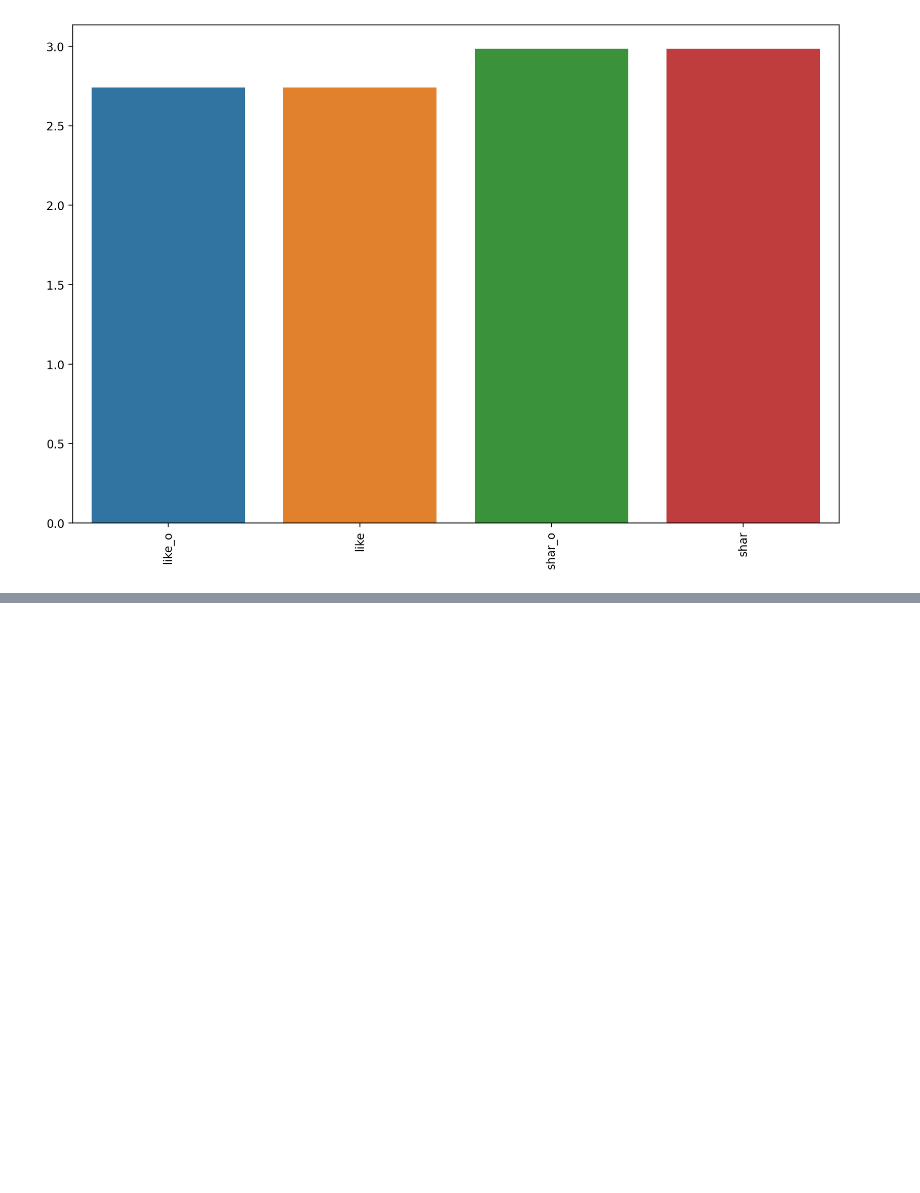
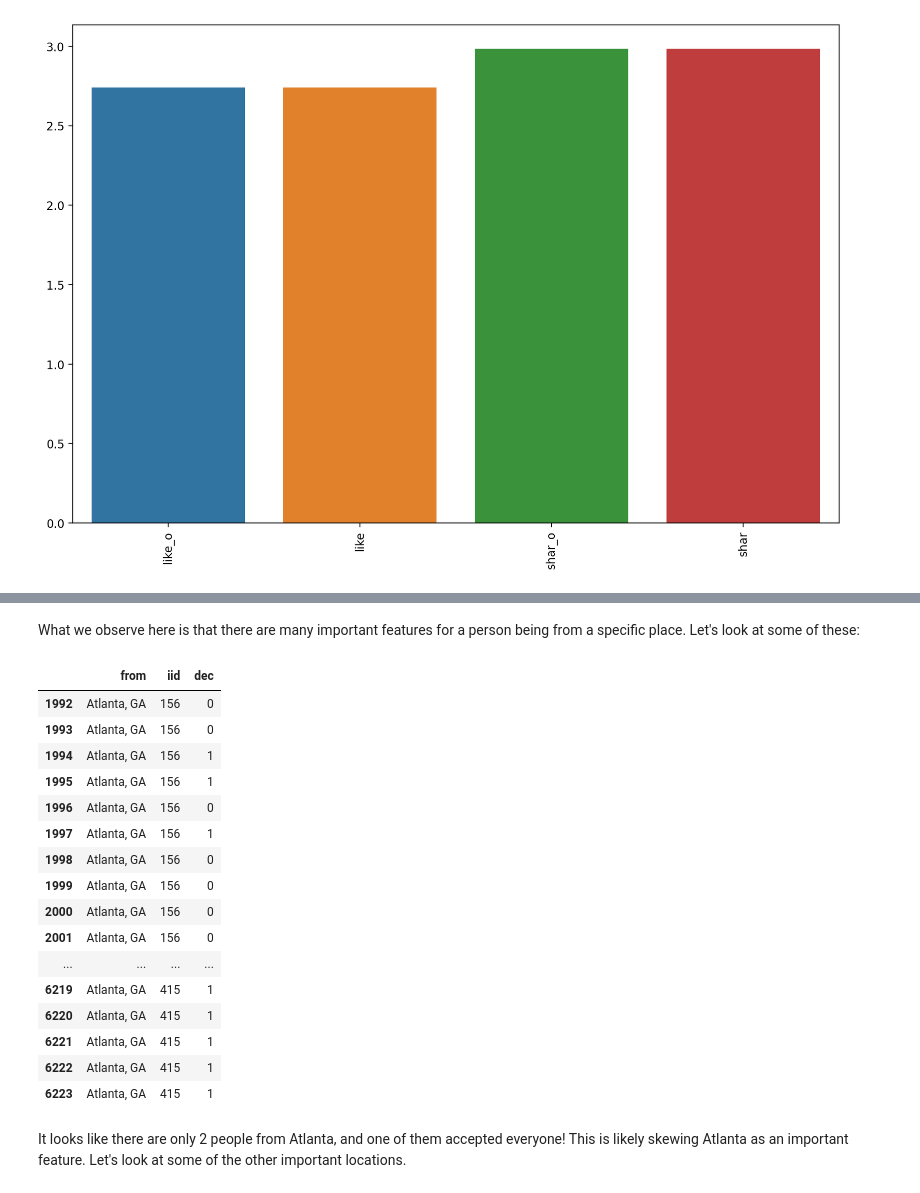
Before and after one commit to cwolf8/Data-in-Dating, a Jupyter notebook: Gale Shapley Main.ipynb, the cells around one changed output, grey strips where cells are left out. Saved outputs shown, nothing was run; the diff lists cells and outputs as text; code cells hidden in the pictures; blank space fills up the shorter version.

```diff
--- a/Gale Shapley Main.ipynb
+++ b/Gale Shapley Main.ipynb
@@ -892,0 +622,24 @@ As with the first algorithm, matching based on like seems to do best, followed b
+# %% [markdown]
+What we observe here is that there are many important features for a person being from a specific place. Let's look at some of these:
+# %%
+dff7[dff7['from']=="Atlanta, GA"][['from','iid','dec']]
+# %% [output]
+|  | from | iid | dec |
+| 1992 | Atlanta, GA | 156 | 0 |
+| 1993 | Atlanta, GA | 156 | 0 |
+| 1994 | Atlanta, GA | 156 | 1 |
+| 1995 | Atlanta, GA | 156 | 1 |
+| 1996 | Atlanta, GA | 156 | 0 |
+| 1997 | Atlanta, GA | 156 | 1 |
+| 1998 | Atlanta, GA | 156 | 0 |
+| 1999 | Atlanta, GA | 156 | 0 |
+| 2000 | Atlanta, GA | 156 | 0 |
+| 2001 | Atlanta, GA | 156 | 0 |
+| ... | ... | ... | ... |
+| 6219 | Atlanta, GA | 415 | 1 |
+| 6220 | Atlanta, GA | 415 | 1 |
+| 6221 | Atlanta, GA | 415 | 1 |
+| 6222 | Atlanta, GA | 415 | 1 |
+| 6223 | Atlanta, GA | 415 | 1 |
+# %% [markdown]
+It looks like there are only 2 people from Atlanta, and one of them accepted everyone! This is likely skewing Atlanta as an important feature.  Let's look at some of the other important locations.
```
Also changed, not shown: parts of 127 cells of this notebook.
